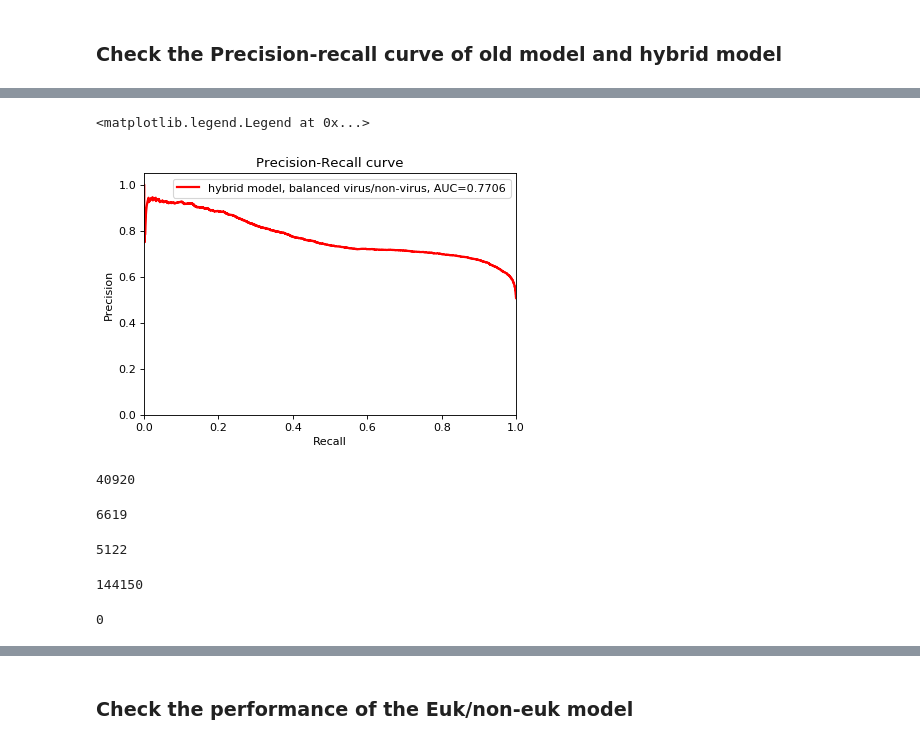
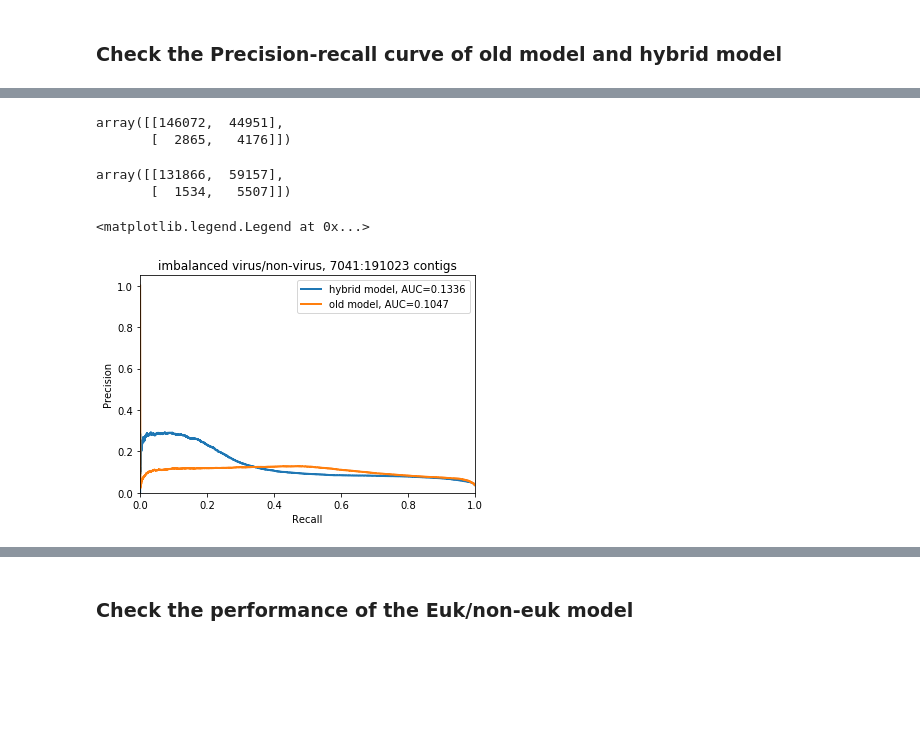
Before and after one commit to qingpeng/jgi-ViCA, a Jupyter notebook: extra/model_tuning/TARA-Copy2_Local.ipynb, the cells around one changed output, grey strips where cells are left out. Cells and saved outputs as stored; diff of their text form; code cells hidden in the pictures; blank space fills up the shorter version.

```diff
--- a/extra/model_tuning/TARA-Copy2_Local.ipynb
+++ b/extra/model_tuning/TARA-Copy2_Local.ipynb
@@ -231,2 +290,0 @@ len(df_nonvirus)
-# %%
-df_nonvirus_subsample = df_nonvirus.sample(n=6913, replace=False)
@@ -259,2 +290,0 @@ df_no_rank_subsample.hybrid_probability.plot.hist(bins=50)
-# %%
-df_virus = result[result.label==1.0]
@@ -260,0 +354,15 @@ df_virus = result[result.label==1.0]
+# %%
+        lw = 2
+        plt.figure(figsize=(16, 9), dpi=80)
+        plt.clf()
+        plt.plot(recall_balaced_virus_nonvirus_hybrid, precision_balaced_virus_nonvirus_hybrid, lw=lw,
+                 label='hybrid model, AUC={0:0.4f}'.format(auprc_balaced_virus_nonvirus_hybrid))
+        plt.plot(recall_balaced_virus_nonvirus_old, precision_balaced_virus_nonvirus_old, lw=lw,
+                 label='old model, AUC={0:0.4f}'.format(auprc_balaced_virus_nonvirus_old))
+
+        plt.xlabel('Recall',fontsize=24)
+        plt.ylabel('Precision',fontsize=24)
+        plt.ylim([0.0, 1.05])
+        plt.xlim([0.0, 1.0])
+        plt.title('balanced virus/non-virus, 7041 contigs',fontsize=24)
+        plt.legend(loc="lower right",fontsize=24)
@@ -298,0 +386,12 @@ precision_balaced_virus_nonvirus, recall_balaced_virus_nonvirus, thresholds_bala
+# %%
+
+imbalaced_virus_nonvirus = pd.concat([df_virus,df_nonvirus])
+imbalaced_matrix_virus_nonvirus_hybrid = confusion_matrix(imbalaced_virus_nonvirus.label, imbalaced_virus_nonvirus.hybrid_prediction)
+auprc_imbalaced_virus_nonvirus_hybrid = average_precision_score(imbalaced_virus_nonvirus.label, imbalaced_virus_nonvirus.hybrid_probability)
+precision_imbalaced_virus_nonvirus_hybrid, recall_imbalaced_virus_nonvirus_hybrid, thresholds_imbalaced_virus_nonvirus_hybrid = precision_recall_curve(
+    imbalaced_virus_nonvirus.label, imbalaced_virus_nonvirus.hybrid_probability)
+
+imbalaced_matrix_virus_nonvirus_old = confusion_matrix(imbalaced_virus_nonvirus.label, imbalaced_virus_nonvirus.prediction)
+auprc_imbalaced_virus_nonvirus_old = average_precision_score(imbalaced_virus_nonvirus.label, imbalaced_virus_nonvirus.probability)
+precision_imbalaced_virus_nonvirus_old, recall_imbalaced_virus_nonvirus_old, thresholds_imbalaced_virus_nonvirus_old = precision_recall_curve(
+    imbalaced_virus_nonvirus.label, imbalaced_virus_nonvirus.probability)
@@ -299,36 +408,28 @@ precision_balaced_virus_nonvirus, recall_balaced_virus_nonvirus, thresholds_bala
+# %%
+imbalaced_matrix_virus_nonvirus_hybrid
+# %% [output]
+array([[146072,  44951],
+       [  2865,   4176]])
+# %%
+imbalaced_matrix_virus_nonvirus_old
+# %% [output]
+array([[131866,  59157],
+       [  1534,   5507]])
 # %%
         lw = 2
         plt.figure(figsize=(6, 4), dpi=80)
         plt.clf()
-        plt.plot(recall_balaced_virus_nonvirus, precision_balaced_virus_nonvirus, lw=lw, color='red',
-                 label='hybrid model, balanced virus/non-virus, AUC={0:0.4f}'.format(auprc_balaced_virus_nonvirus))
+        plt.plot(recall_imbalaced_virus_nonvirus_hybrid, precision_imbalaced_virus_nonvirus_hybrid, lw=lw,
+                 label='hybrid model, AUC={0:0.4f}'.format(auprc_imbalaced_virus_nonvirus_hybrid))
+        plt.plot(recall_imbalaced_virus_nonvirus_old, precision_imbalaced_virus_nonvirus_old, lw=lw,
+                 label='old model, AUC={0:0.4f}'.format(auprc_imbalaced_virus_nonvirus_old))
 
         plt.xlabel('Recall')
         plt.ylabel('Precision')
         plt.ylim([0.0, 1.05])
         plt.xlim([0.0, 1.0])
-        plt.title('Precision-Recall curve')
+        plt.title('imbalanced virus/non-virus, 7041:191023 contigs')
         plt.legend(loc="upper right")
 # %% [output]
 <matplotlib.legend.Legend at 0x...>
-[figure, old version]
+[figure, new version]
-# %%
-len(new_table[new_table.top_label=='Eukaryota'])
-# %% [output]
-40920
-# %%
-len(new_table[new_table.top_label=='Virus'])
-# %% [output]
-6619
-# %%
-len(new_table[new_table.top_label=='Archaea'])
-# %% [output]
-5122
-# %%
-len(new_table[new_table.top_label=='Bacteria'])
-# %% [output]
-144150
-# %%
-len(new_table[new_table.top_label=='Viroids'])
-# %% [output]
-0
```
Also changed, not shown: parts of 174 cells of this notebook, 5 other files.
